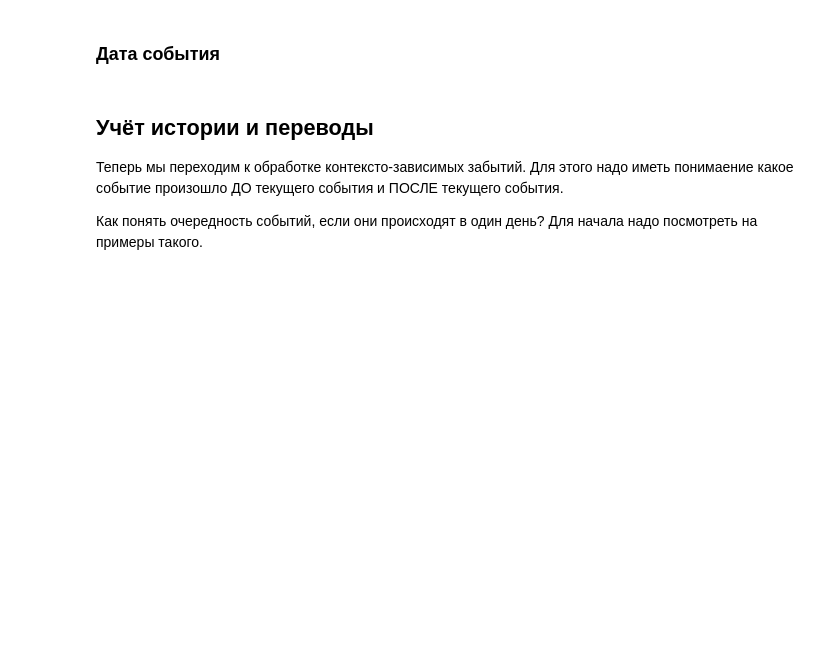
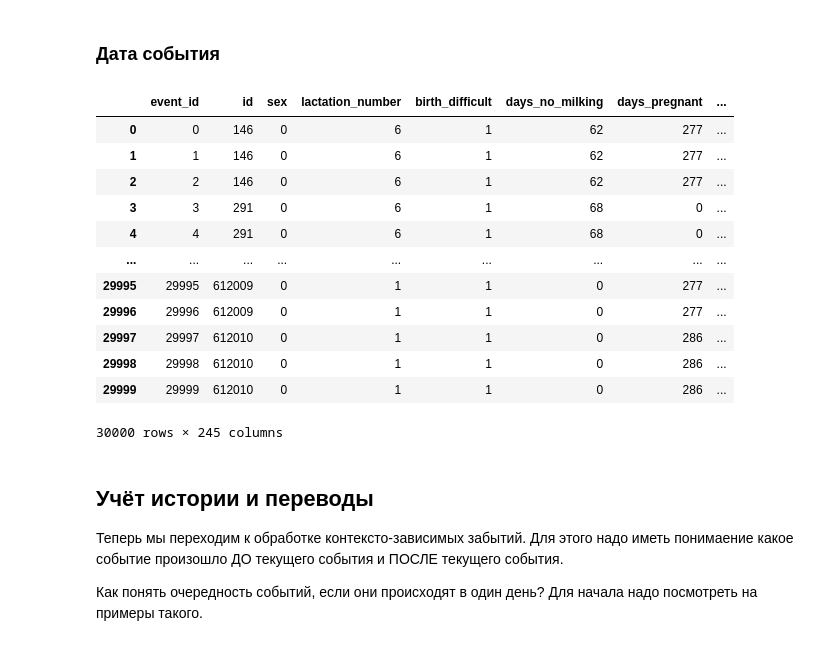
Before and after one commit to Desiment/cows-hack, a Jupyter notebook: notebooks/Preprocessing.ipynb, the cells around one changed output. Saved outputs shown, nothing was run; the diff lists cells and outputs as text; code cells hidden in the pictures; blank space fills up the shorter version.

```diff
--- a/notebooks/Preprocessing.ipynb
+++ b/notebooks/Preprocessing.ipynb
@@ -423,3 +454,0 @@ df['childs_a'] = df['birth_result'].apply(lambda x: str(x).count('A'))
-# %%
-df=df.drop(columns=['birth_result'])
-df.dtypes
@@ -437,10 +477,24 @@ df.dtypes
 # %% [markdown]
 ### Дата события
 # %%
-month=['jan','feb','mar','apr','may','jun', 'jul', 'aug', 'sep', 'oct', 'nov',' dec']
-for m in range (12):
-    df[month[m]]=df['date'].apply(lambda x: 1 if x.month == m + 1 else 0)
-df.head()
+month = ['jan', 'feb', 'mar', 'apr', 'may', 'jun', 'jul', 'aug', 'sep', 'oct', 'nov', ' dec']
+df_features = [df['date'].apply(lambda x: 1 if x.month == i + 1 else 0).rename(m) for i, m in enumerate(month)]
+df = pd.concat([df] + df_features, axis=1)
+df
+# %% [output]
+|  | event_id | id | sex | lactation_number | birth_difficult | days_no_milking | days_pregnant | ... |
+| 0 | 0 | 146 | 0 | 6 | 1 | 62 | 277 | ... |
+| 1 | 1 | 146 | 0 | 6 | 1 | 62 | 277 | ... |
+| 2 | 2 | 146 | 0 | 6 | 1 | 62 | 277 | ... |
+| 3 | 3 | 291 | 0 | 6 | 1 | 68 | 0 | ... |
+| 4 | 4 | 291 | 0 | 6 | 1 | 68 | 0 | ... |
+| ... | ... | ... | ... | ... | ... | ... | ... | ... |
+| 29995 | 29995 | 612009 | 0 | 1 | 1 | 0 | 277 | ... |
+| 29996 | 29996 | 612009 | 0 | 1 | 1 | 0 | 277 | ... |
+| 29997 | 29997 | 612010 | 0 | 1 | 1 | 0 | 286 | ... |
+| 29998 | 29998 | 612010 | 0 | 1 | 1 | 0 | 286 | ... |
+| 29999 | 29999 | 612010 | 0 | 1 | 1 | 0 | 286 | ... |
+30000 rows × 245 columns
 # %%
 STATUS_TYPES = ['FRESH', 'TOSCM', 'NULSCM', 'BRED', 'OPEN', 'ABORT', 'PREG', 'PREGBEF', 'DRY', 'DRY2', 'FOOTRIM', 'DNB', 'DEAD','SOLD','BROKE']
 class StatusType(IntEnum):
```
Also changed, not shown: parts of 6 cells of this notebook.
